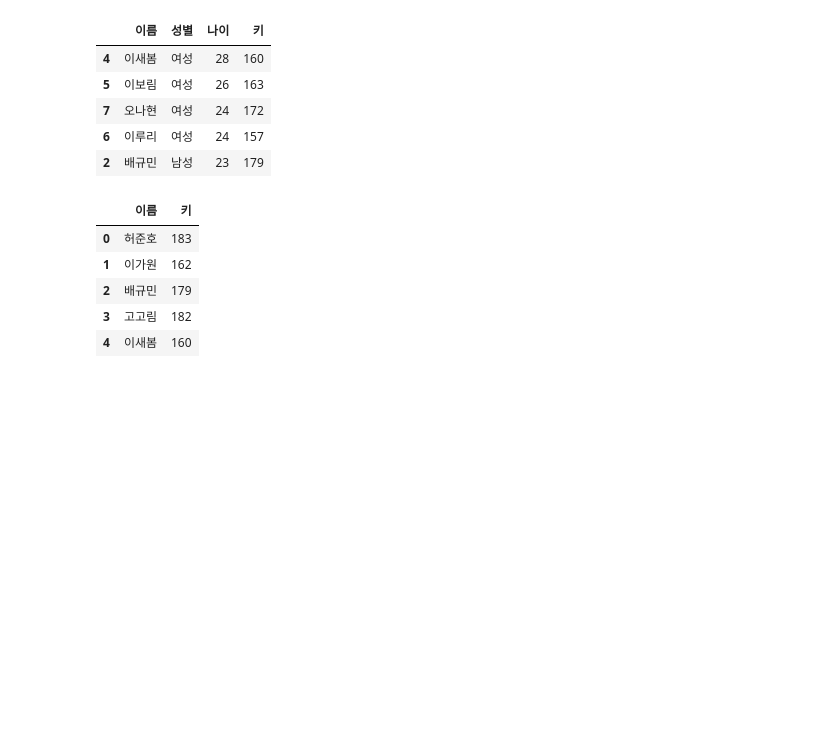
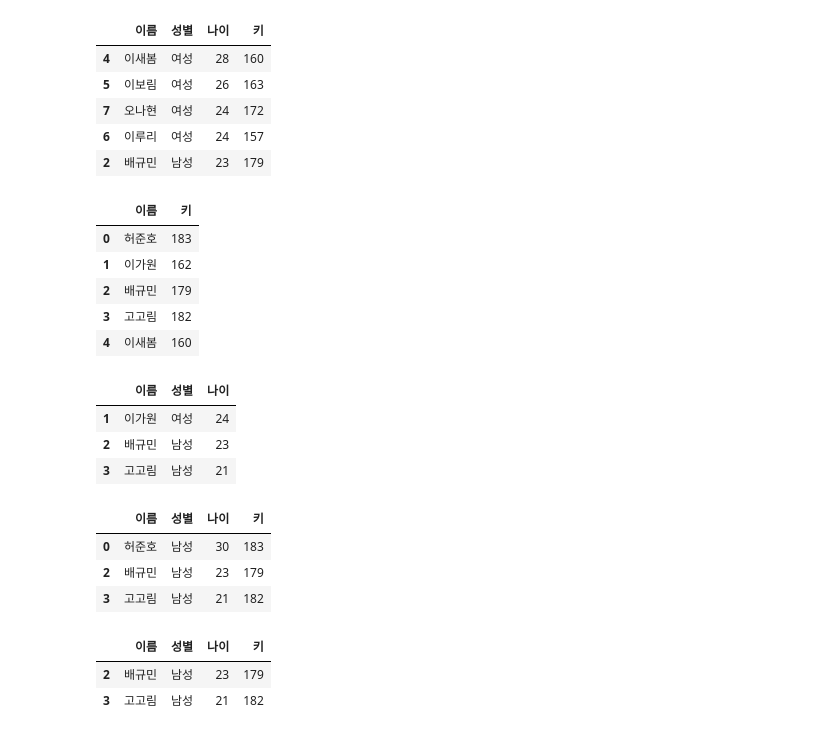
Before and after one commit to hj-1006/hj_pyton_study, a Jupyter notebook: 넘파이와_판다스.ipynb, the cells around one changed output. Drawn from its saved outputs; the diff is of its cells as text; code cells hidden in the pictures; blank space fills up the shorter version.

```diff
--- a/넘파이와_판다스.ipynb
+++ b/넘파이와_판다스.ipynb
@@ -277,3 +277,40 @@ df[['이름','키']].head()
 | 2 | 배규민 | 179 |
 | 3 | 고고림 | 182 |
 | 4 | 이새봄 | 160 |
+# %%
+#6-25 인덱스로 데이터 조회
+#1행부터 3행까지, 0열부터2열까지
+df.iloc[1:4,0:3]
+# %% [output]
+|  | 이름 | 성별 | 나이 |
+| 1 | 이가원 | 여성 | 24 |
+| 2 | 배규민 | 남성 | 23 |
+| 3 | 고고림 | 남성 | 21 |
+# %%
+#6-26 조건식을 만족하는 데이터조회(1)
+list1 = list([['허준호','남성',30,183],
+              ['이가원','여성',24,162],
+              ['배규민','남성',23,179],
+              ['고고림','남성',21,182],
+              ['이새봄','여성',28,160],
+              ['이보림','여성',26,163],
+              ['이루리','여성',24,157],
+              ['오나현','여성',24,172],])
+
+col_names = ['이름','성별','나이','키']
+
+df = pd.DataFrame(list1, columns = col_names)
+
+df[df['키']>175].head()
+# %% [output]
+|  | 이름 | 성별 | 나이 | 키 |
+| 0 | 허준호 | 남성 | 30 | 183 |
+| 2 | 배규민 | 남성 | 23 | 179 |
+| 3 | 고고림 | 남성 | 21 | 182 |
+# %%
+#6-28 리스트 요소와 일치하는 데이터 조회
+df[df['나이'].isin([21,23])]
+# %% [output]
+|  | 이름 | 성별 | 나이 | 키 |
+| 2 | 배규민 | 남성 | 23 | 179 |
+| 3 | 고고림 | 남성 | 21 | 182 |
```
Also changed, not shown: parts of 1 cell of this notebook.
